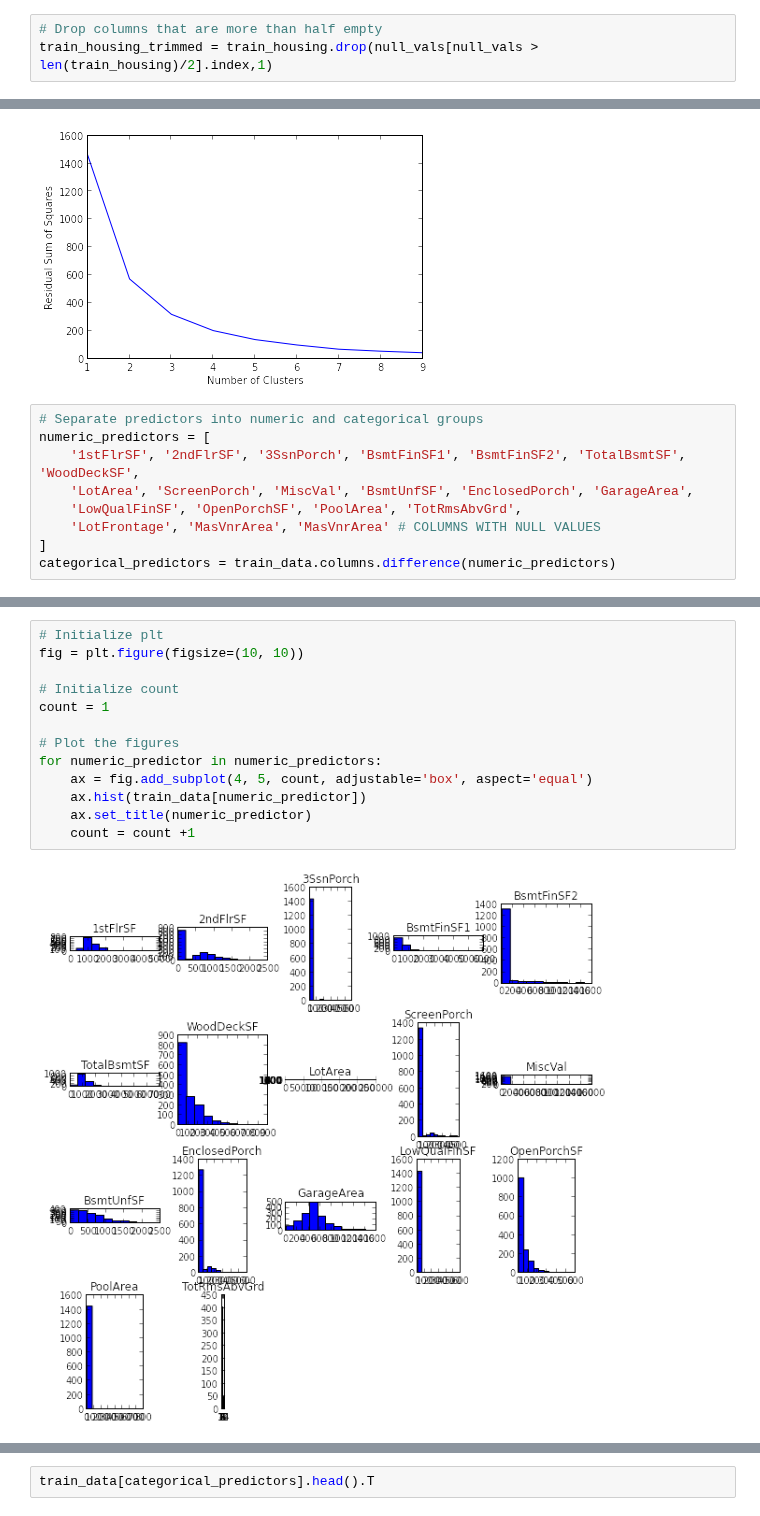
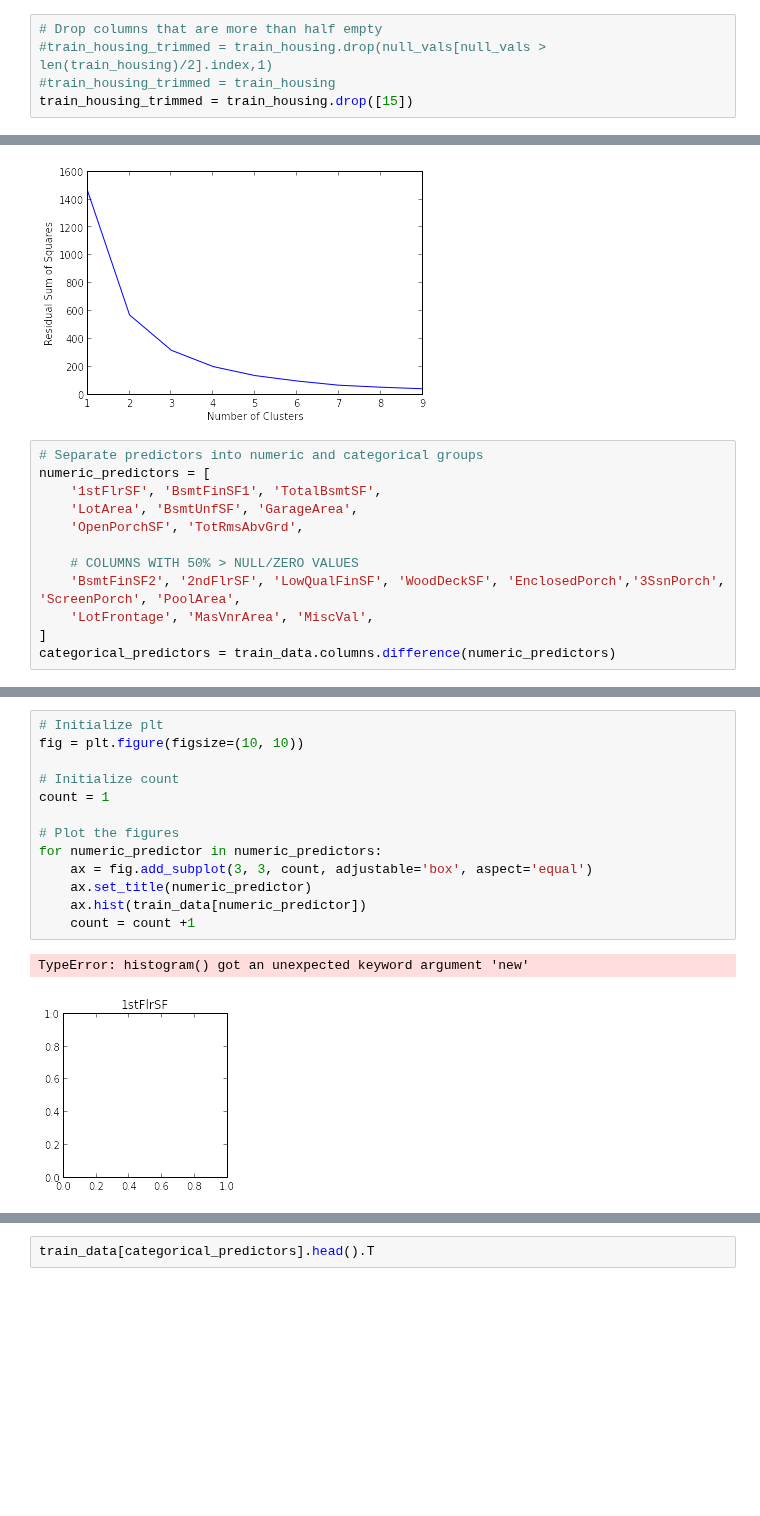
Before and after one commit to takoloco/w207, a Jupyter notebook: final/tako_hisada_housing-prices.ipynb, the cells around one changed output, grey strips where cells are left out. Drawn from its saved outputs; the diff is of its cells as text; blank space fills up the shorter version.

```diff
--- a/final/tako_hisada_housing-prices.ipynb
+++ b/final/tako_hisada_housing-prices.ipynb
@@ -129,6 +131,8 @@ Index([u'Alley', u'PoolQC', u'Fence', u'MiscFeature'], dtype='object')
 # %%
 # Drop columns that are more than half empty
-train_housing_trimmed = train_housing.drop(null_vals[null_vals > len(train_housing)/2].index,1)
+#train_housing_trimmed = train_housing.drop(null_vals[null_vals > len(train_housing)/2].index,1)
+#train_housing_trimmed = train_housing
+train_housing_trimmed = train_housing.drop([15])
 # %%
 train_data, train_price = train_housing_trimmed.loc[:,'Id':'SaleCondition'], train_housing_trimmed['SalePrice']
 # %%
@@ -195,10 +209,13 @@ plt.show()
 # %%
 # Separate predictors into numeric and categorical groups
 numeric_predictors = [
-    '1stFlrSF', '2ndFlrSF', '3SsnPorch', 'BsmtFinSF1', 'BsmtFinSF2', 'TotalBsmtSF', 'WoodDeckSF',
-    'LotArea', 'ScreenPorch', 'MiscVal', 'BsmtUnfSF', 'EnclosedPorch', 'GarageArea',
-    'LowQualFinSF', 'OpenPorchSF', 'PoolArea', 'TotRmsAbvGrd',
-    'LotFrontage', 'MasVnrArea', 'MasVnrArea' # COLUMNS WITH NULL VALUES
+    '1stFlrSF', 'BsmtFinSF1', 'TotalBsmtSF',
+    'LotArea', 'BsmtUnfSF', 'GarageArea',
+    'OpenPorchSF', 'TotRmsAbvGrd',
+
+    # COLUMNS WITH 50% > NULL/ZERO VALUES
+    'BsmtFinSF2', '2ndFlrSF', 'LowQualFinSF', 'WoodDeckSF', 'EnclosedPorch','3SsnPorch', 'ScreenPorch', 'PoolArea',
+    'LotFrontage', 'MasVnrArea', 'MiscVal',
 ]
 categorical_predictors = train_data.columns.difference(numeric_predictors)
 # %%
@@ -224,15 +241,16 @@ Length: 80, dtype: int64
 # %%
 # Initialize plt
 fig = plt.figure(figsize=(10, 10))
 
 # Initialize count
 count = 1
 
 # Plot the figures
 for numeric_predictor in numeric_predictors:
-    ax = fig.add_subplot(4, 5, count, adjustable='box', aspect='equal')
+    ax = fig.add_subplot(3, 3, count, adjustable='box', aspect='equal')
+    ax.set_title(numeric_predictor)
     ax.hist(train_data[numeric_predictor])
-    ax.set_title(numeric_predictor)
     count = count +1
 # %% [output]
+TypeError: histogram() got an unexpected keyword argument 'new'
-[figure, old version]
+[figure, new version]
```
Also changed, not shown: parts of 16 cells of this notebook.
